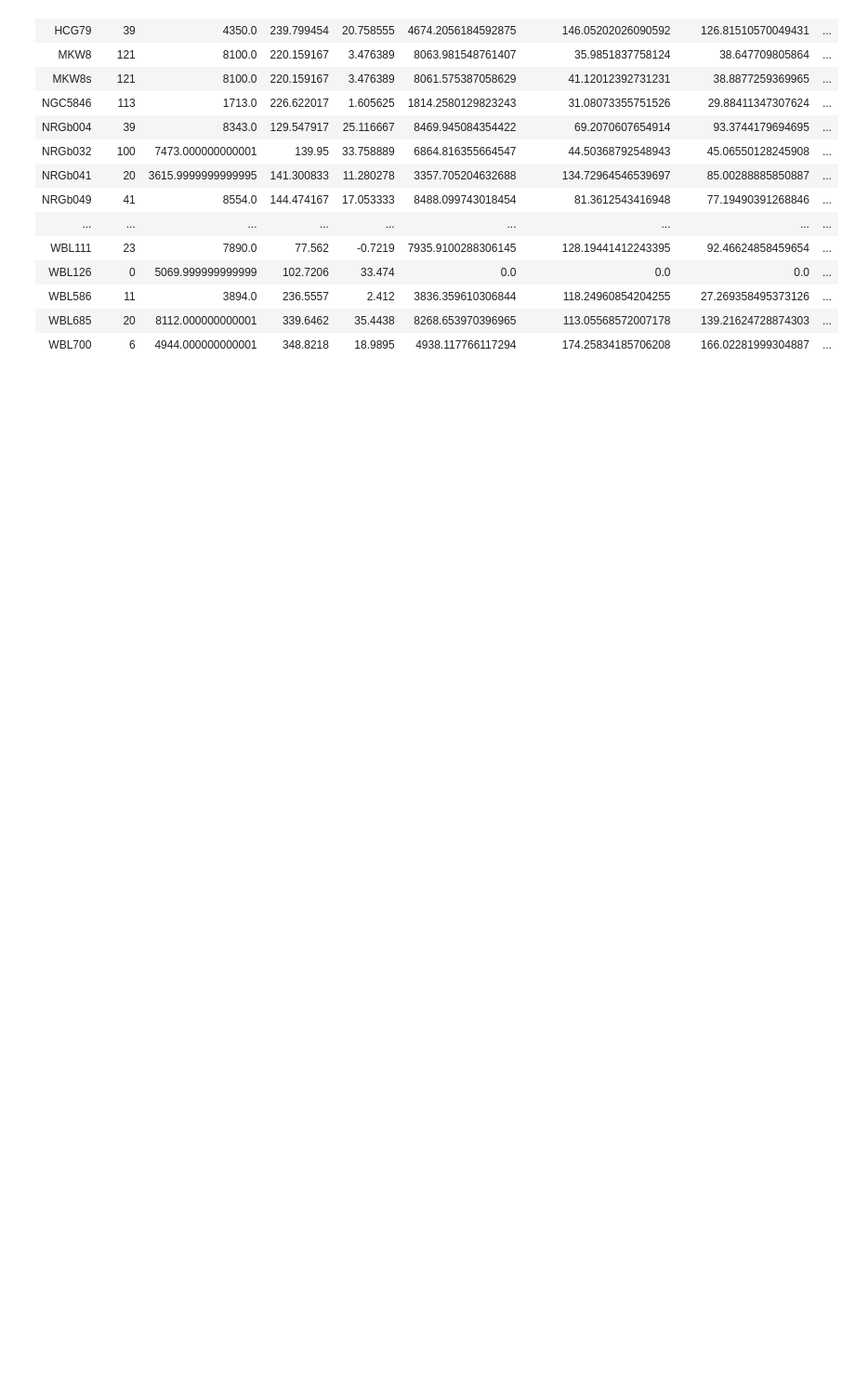
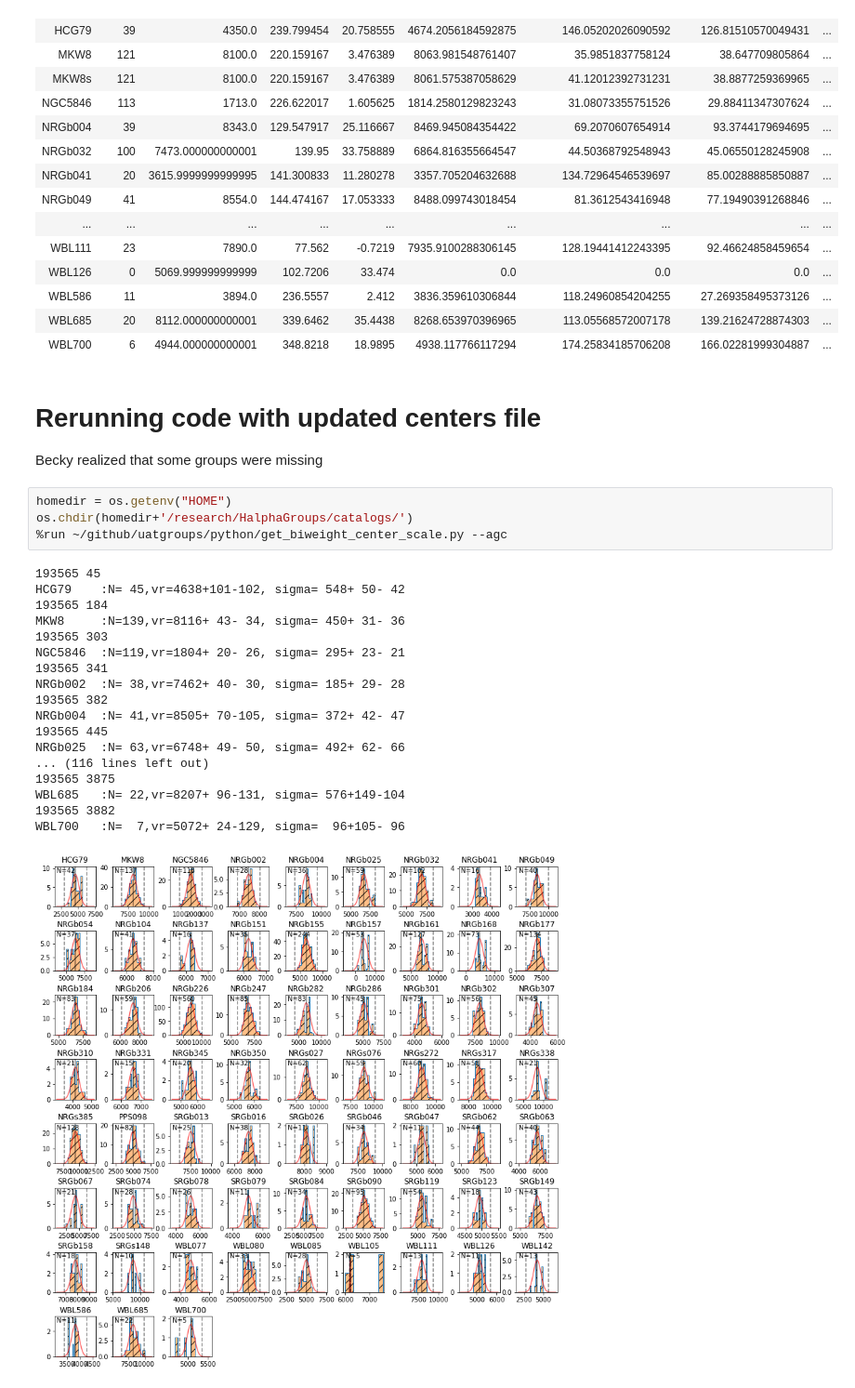
Before and after one commit to rfinn/uatgroups, a Jupyter notebook: notebooks/hagroups-center-scale.ipynb, the cells around one changed output. Shown at 93% size. Cells and saved outputs as stored; diff of their text form; blank space fills up the shorter version.

```diff
--- a/notebooks/hagroups-center-scale.ipynb
+++ b/notebooks/hagroups-center-scale.ipynb
@@ -290,3 +292,30 @@ Table length=56
 | WBL586 | 11 | 3894.0 | 236.5557 | 2.412 | 3836.359610306844 | 118.24960854204255 | 27.269358495373126 | ... |
 | WBL685 | 20 | 8112.000000000001 | 339.6462 | 35.4438 | 8268.653970396965 | 113.05568572007178 | 139.21624728874303 | ... |
 | WBL700 | 6 | 4944.000000000001 | 348.8218 | 18.9895 | 4938.117766117294 | 174.25834185706208 | 166.02281999304887 | ... |
+# %% [markdown]
+# Rerunning code with updated centers file
+
+Becky realized that some groups were missing
+# %%
+homedir = os.getenv("HOME")
+os.chdir(homedir+'/research/HalphaGroups/catalogs/')
+%run ~/github/uatgroups/python/get_biweight_center_scale.py --agc
+# %% [output]
+193565 45
+HCG79    :N= 45,vr=4638+101-102, sigma= 548+ 50- 42
+193565 184
+MKW8     :N=139,vr=8116+ 43- 34, sigma= 450+ 31- 36
+193565 303
+NGC5846  :N=119,vr=1804+ 20- 26, sigma= 295+ 23- 21
+193565 341
+NRGb002  :N= 38,vr=7462+ 40- 30, sigma= 185+ 29- 28
+193565 382
+NRGb004  :N= 41,vr=8505+ 70-105, sigma= 372+ 42- 47
+193565 445
+NRGb025  :N= 63,vr=6748+ 49- 50, sigma= 492+ 62- 66
+... (116 lines left out)
+193565 3875
+WBL685   :N= 22,vr=8207+ 96-131, sigma= 576+149-104
+193565 3882
+WBL700   :N=  7,vr=5072+ 24-129, sigma=  96+105- 96
+[figure, added]
```
Also changed, not shown: parts of 8 cells of this notebook, 1 other file.
